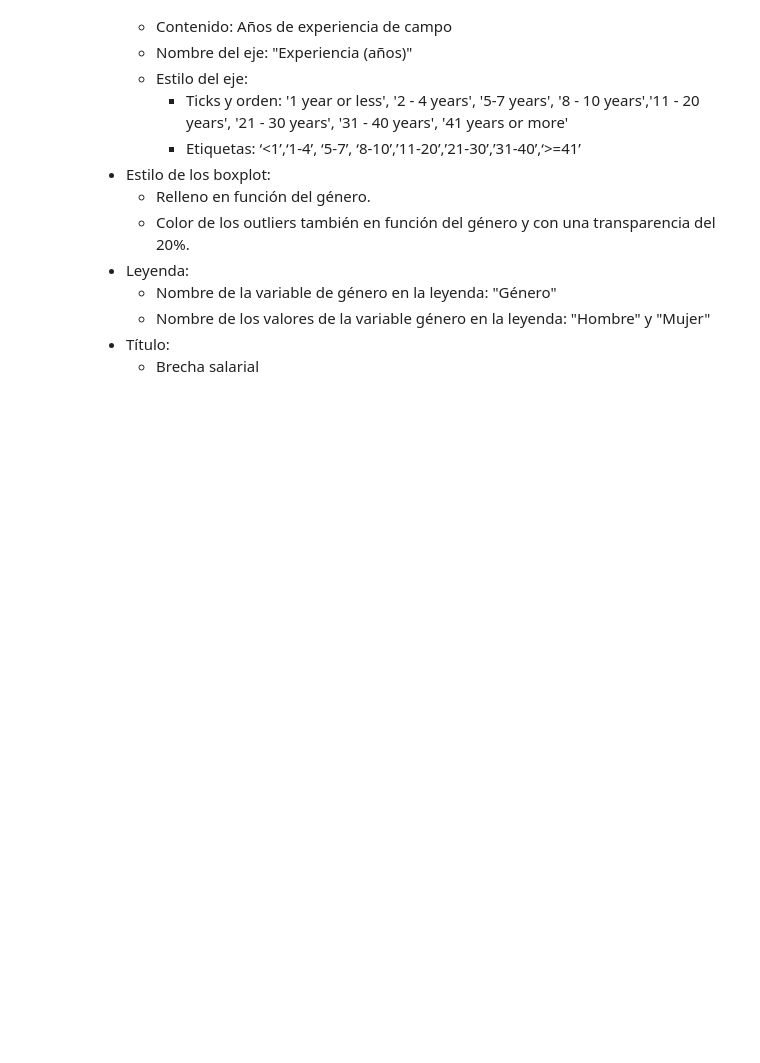
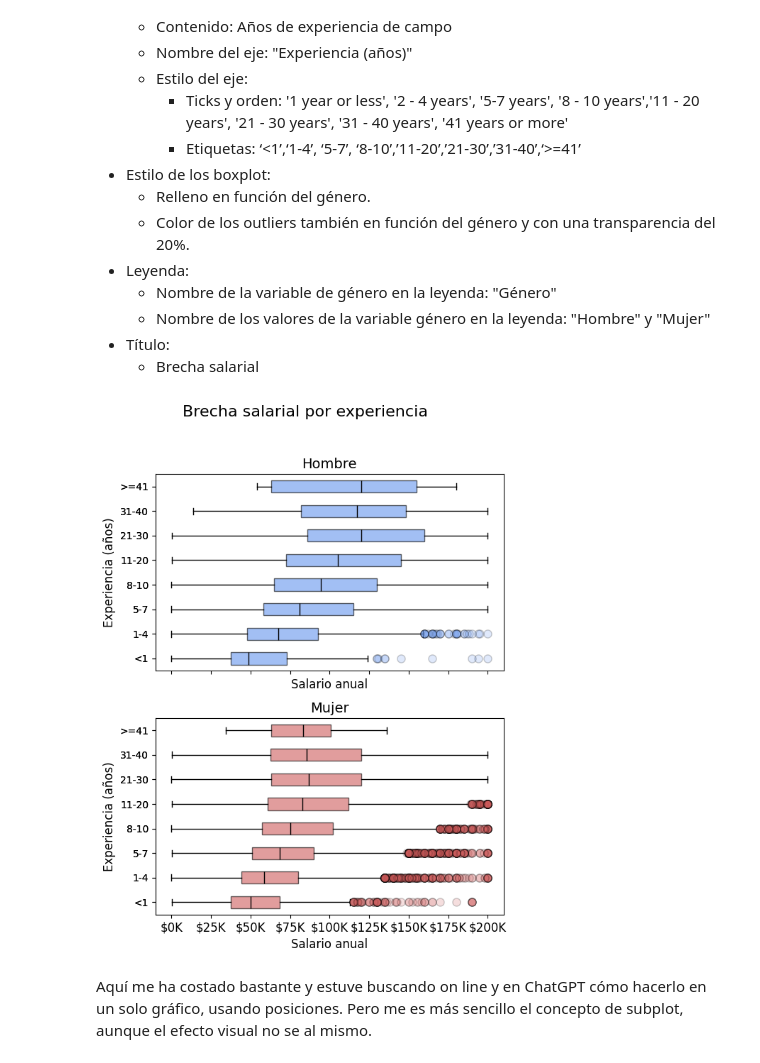
Before and after one commit to laurajimenezalonso/static_visualisation, a Jupyter notebook: notebooks/Ejercicios_Visualizacion_Estatica.ipynb, the cells around one changed output. Drawn from its saved outputs; the diff is of its cells as text; code cells hidden in the pictures; blank space fills up the shorter version.

```diff
--- a/notebooks/Ejercicios_Visualizacion_Estatica.ipynb
+++ b/notebooks/Ejercicios_Visualizacion_Estatica.ipynb
@@ -556,4 +566,64 @@ Queremos mostrar un gráfico que represente la brecha salarial entre géneros po
     * Nombre de los valores de la variable género en la leyenda: "Hombre" y "Mujer"
 * Título:
     * Brecha salarial
+# %%
+# Orden de experiencia
+exp_order = [
+    '1 year or less', '2 - 4 years', '5-7 years', '8 - 10 years',
+    '11 - 20 years', '21 - 30 years', '31 - 40 years', '41 years or more'
+]
+exp_labels = ['<1','1-4','5-7','8-10','11-20','21-30','31-40','>=41']
+
+# Definir colores por género
+gender_colors = {
+    'Man': 'cornflowerblue',
+    'Woman': 'indianred'
+}
+
+
+fig, axes = plt.subplots(2, 1, figsize=(6, 8), sharex=True, sharey=True)
+fig.suptitle("Brecha salarial por experiencia", fontsize=16)
+
+for ax, gender in zip(axes, ['Man', 'Woman']):
+    subset = data[data['gender'] == gender]
+
+    # Valores de salarios por experiencia (lista de arrays)
+    values = [subset[subset['field_experience'] == exp]['annual_salary_usd'].dropna()
+              for exp in exp_order]
+
+    # Boxplot horizontal
+    bp = ax.boxplot(
+        values,
+        vert=False,
+        patch_artist=True,
+        tick_labels=exp_labels,
+        boxprops=dict(facecolor=gender_colors[gender], alpha=0.6),
+        medianprops=dict(color="black"),
+        capprops=dict(color="black"),
+        flierprops=dict(marker="o", markersize=8,
+                        markerfacecolor=gender_colors[gender],
+                        alpha=0.2, markeredgecolor="black")
+    )
+
+    # Estética
+    ax.set_title("Hombre" if gender == "Man" else "Mujer", fontsize=14)
+    ax.set_xlabel("Salario anual", fontsize=12)
+
+
+    # Eje X (ticks cada 25K, en formato $999K)
+    max_salary = data['annual_salary_usd'].max()
+    max_x = int(np.ceil(max_salary / 25000.0)) * 25000
+    xticks_vals = range(0, max_x + 1, 25000)
+    xticks_labels = [f"${t//1000}K" for t in xticks_vals]
+    ax.set_xticks(xticks_vals)
+    ax.set_xticklabels(xticks_labels, fontsize=12)
+    ax.set_ylabel("Experiencia (años)", fontsize=12)
+
+
+plt.tight_layout(rect=[0, 0, 1, 0.95])
+plt.show()
+# %% [output]
+[figure, added]
+# %% [markdown]
+Aquí me ha costado bastante y estuve buscando on line y en ChatGPT cómo hacerlo en un solo gráfico, usando posiciones. Pero me es más sencillo el concepto de subplot, aunque el efecto visual no se al mismo.
 # %% [markdown]
```
Also changed, not shown: parts of 5 cells of this notebook.
